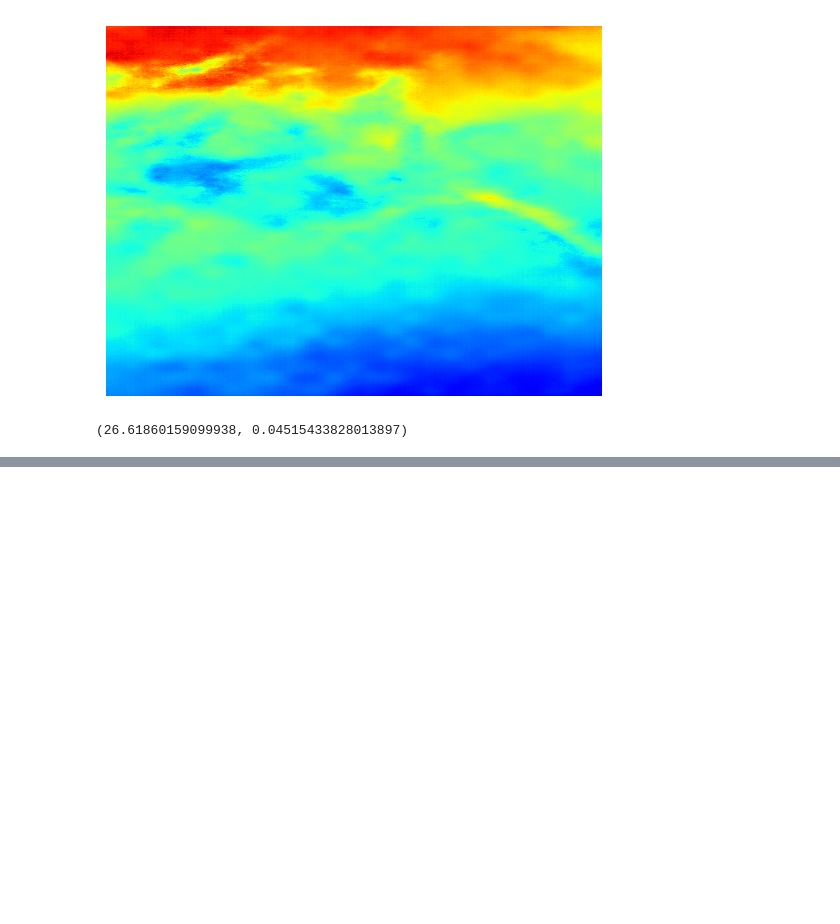
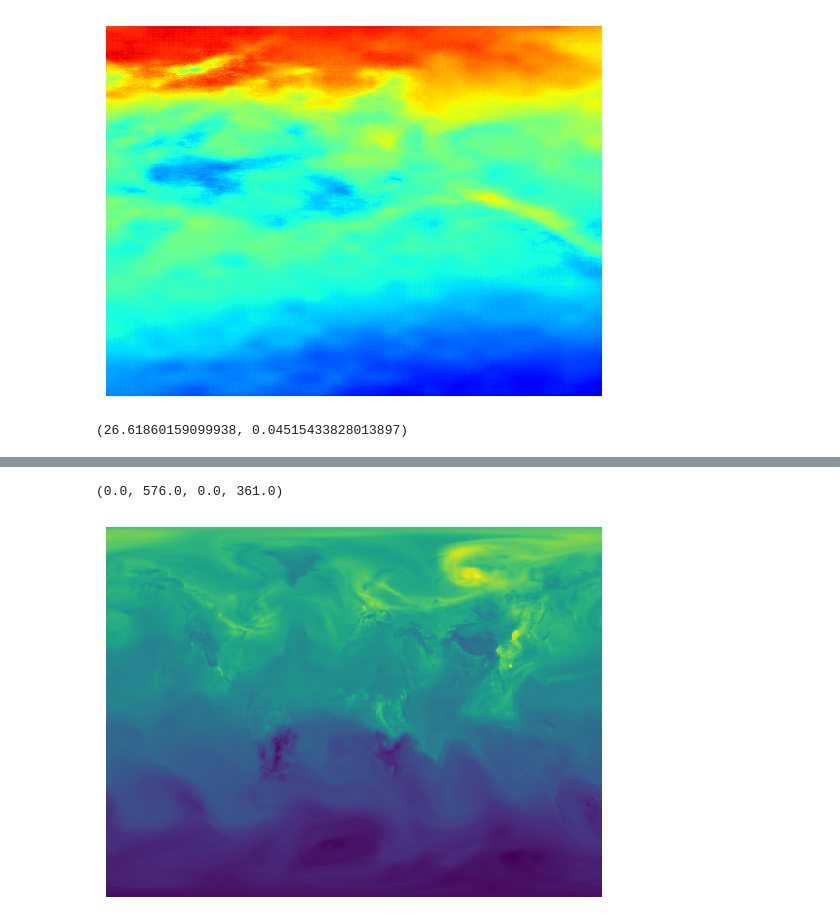
Before and after one commit to ar1619/DBPN_2, a Jupyter notebook: resize.ipynb, the cells around one changed output, grey strips where cells are left out. Drawn from its saved outputs; the diff is of its cells as text; code cells hidden in the pictures; blank space fills up the shorter version.

```diff
--- a/resize.ipynb
+++ b/resize.ipynb
@@ -155,0 +214,12 @@ psnr(norm_shape, original, max_val), rmse(norm_shape, original)
+# %%
+day = '20150120'
+
+xco2_lr = NetCDFFile('/RDS/ar1619/OCO-2/oco2_GEOS_L3CO2_day_{}_B10206Ar.nc4'.format(day)).variables['XCO2'][:]
+xco2_lr = np.squeeze(xco2_lr)
+xco2_lr = normalize_array(xco2_lr)
+xco2_decomposed = decompose_images(xco2_lr, 36, 36, 48, 48)
+
+# xco2_decomposed.shape
+# for i in range(xco2_decomposed.shape[0]):
+#     for j in range(xco2_decomposed.shape[1]):
+#         np.save('Input/lr_sr/{}'.format(day+'_'+str(i)+'_'+str(j)), xco2_decomposed[i,j,...])
@@ -155,0 +252,6 @@ psnr(norm_shape, original, max_val), rmse(norm_shape, original)
+# %%
+plt.pcolormesh(xco2_lr, alpha=1, vmin = 0, vmax = 1, cmap = 'viridis')
+plt.axis('off')
+# %% [output]
+(0.0, 576.0, 0.0, 361.0)
+[figure, added]
```
Also changed, not shown: parts of 14 cells of this notebook, 1 other file.
